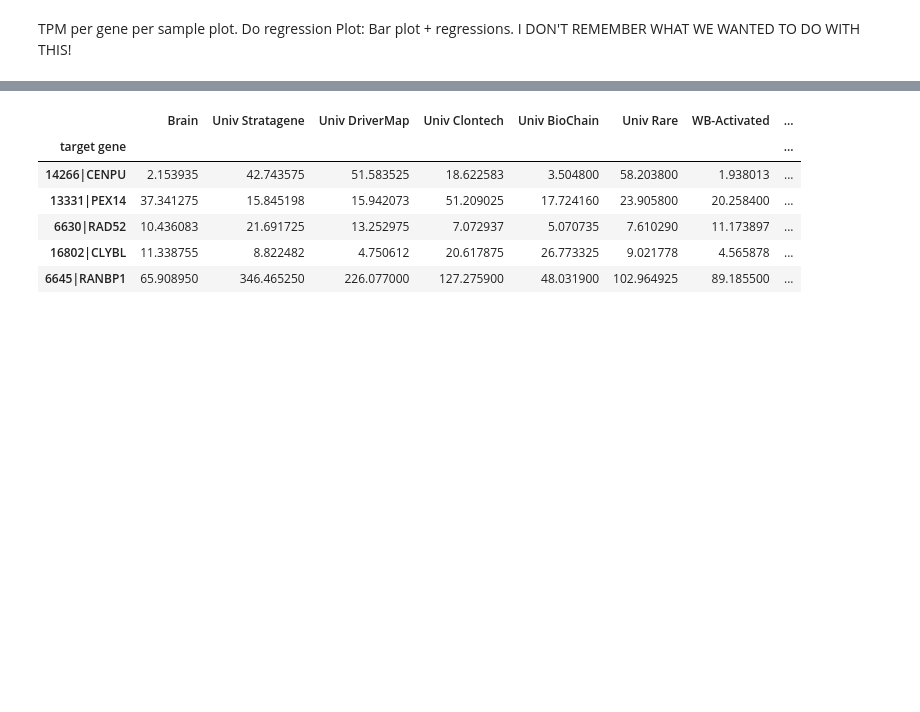
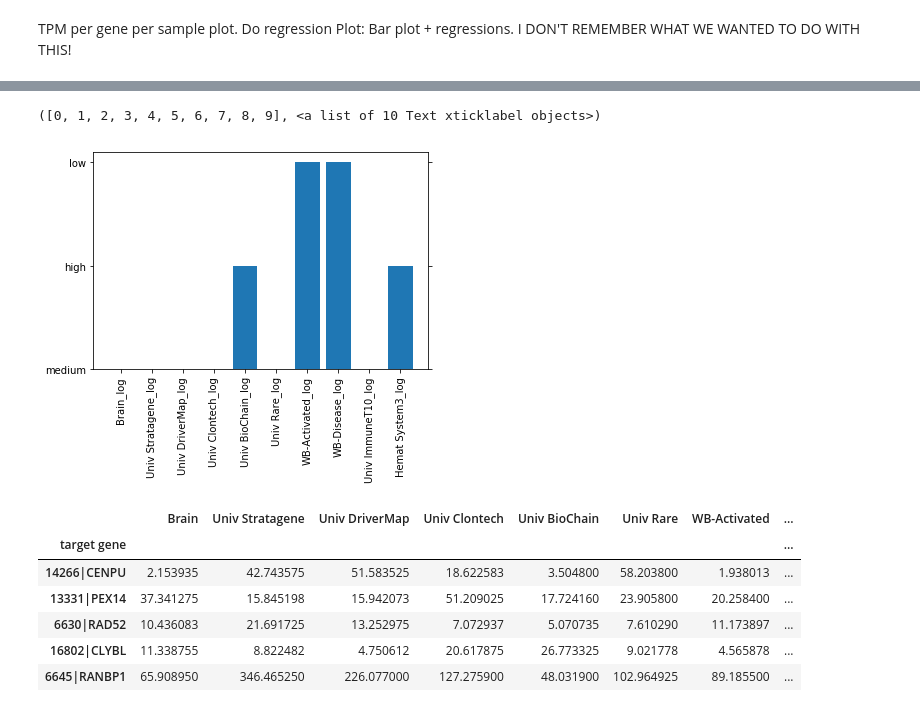
Before and after one commit to lrondi/Project_1, a Jupyter notebook: project main.ipynb, the cells around one changed output, grey strips where cells are left out. Cells and saved outputs as stored; diff of their text form; code cells hidden in the pictures; blank space fills up the shorter version.

```diff
--- a/project main.ipynb
+++ b/project main.ipynb
@@ -329,7 +329,7 @@ plt.tight_layout()
 # %%
 plt.figure(figsize=(25,15))
 for i in range(10):
-    title_font = {'fontname':'Arial', 'size':'20', 'color':'black', 'weight':'normal','verticalalignment':'bottom'}
+    title_font = {'size':'20'}
     plt.subplot(2,5,i+1)
     plt.bar(x=binned_data.index, height=binned_data.iloc[:,i], alpha=0.7, color='red',label='RNAseq')
     plt.bar(x=binned_data.index, height=binned_dm_data.iloc[:,i], alpha=0.5, color='blue',label='DM')
@@ -346,0 +377,14 @@ TPM per gene per sample plot. Do regression Plot: Bar plot + regressions. I DON'
+# %%
+col_dict={}
+for index, row in new_df.iterrows():
+    col_dict[index]=row
+
+#print(col_dict)
+keys=list(col_dict.keys())
+val_dict={}
+for i in keys:
+    val_dict[i]=data_log.loc[i,:]
+
+val_dict
+val_df=pd.DataFrame.from_dict(val_dict).transpose()
+val_df.head()
@@ -346,0 +421,6 @@ TPM per gene per sample plot. Do regression Plot: Bar plot + regressions. I DON'
+# %%
+new_bin={}
+for column in list(val_df.columns):
+    new_bin[column]=pd.cut(val_df[column],bins,labels=bin_labels)
+    new_bin_df=pd.DataFrame.from_dict(new_bin)
+new_bin_df.head()
@@ -347,3 +434,15 @@ TPM per gene per sample plot. Do regression Plot: Bar plot + regressions. I DON'
+# %%
+new_bin_dm={}
+for column in list(val_df.columns):
+    new_bin[column]=pd.cut(val_df[column],bins,labels=bin_labels)
+    new_bin_df=pd.DataFrame.from_dict(new_bin)
+new_bin_df.head()
+# %%
+plt.bar(x=list(new_bin_df.columns),height=new_bin_df.iloc[0,:])
+plt.xticks(rotation=90)
+# %% [output]
+([0, 1, 2, 3, 4, 5, 6, 7, 8, 9], <a list of 10 Text xticklabel objects>)
+[figure, added]
 # %%
 data_tpm=data_m.iloc[:,0:10]
 data_tpm.head()
```
Also changed, not shown: parts of 13 cells of this notebook.
